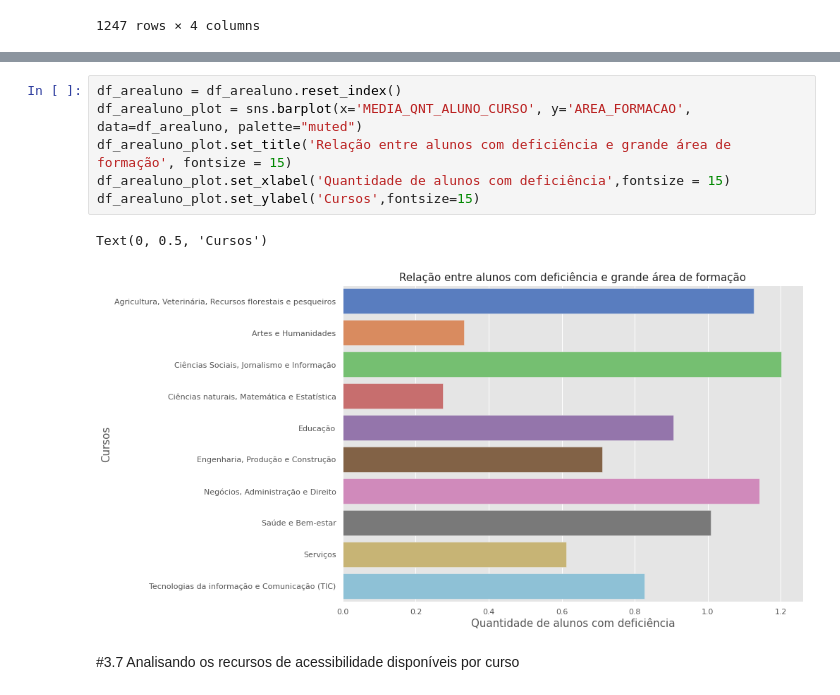
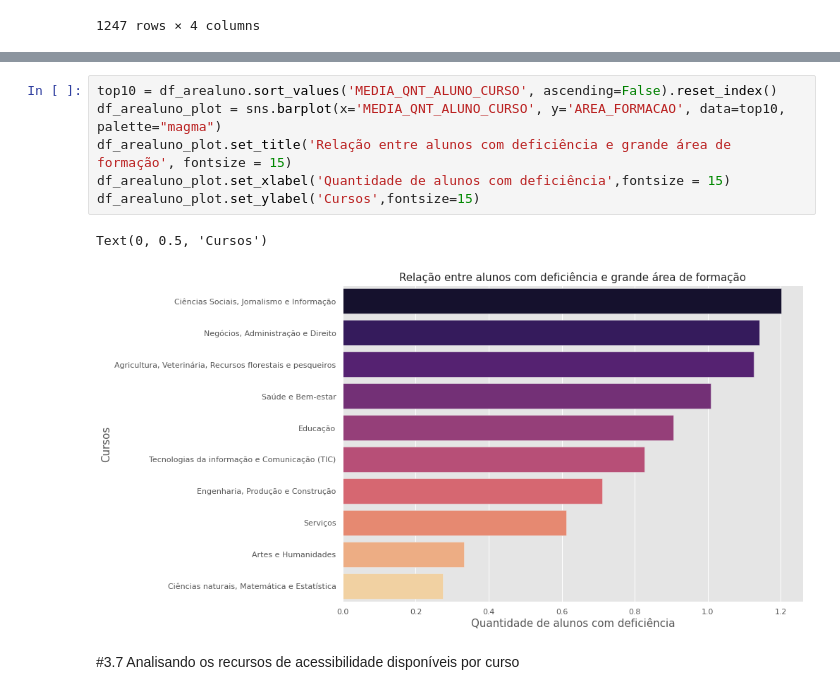
Before and after one commit to roxacarv/edulearn, a Jupyter notebook: Edulearn.ipynb, the cells around one changed output, grey strips where cells are left out. Drawn from its saved outputs; the diff is of its cells as text.

```diff
--- a/Edulearn.ipynb
+++ b/Edulearn.ipynb
@@ -1071,14 +1112,14 @@ See the caveats in the documentation: https://pandas.pydata.org/pandas-docs/stab
 | Serviços | 718 | 181046 | 30225 | 1172 | ... |
 | Tecnologias da informação e Comun... | 2370 | 389912 | 47292 | 2868 | ... |
 # %%
-df_arealuno = df_arealuno.reset_index()
-df_arealuno_plot = sns.barplot(x='MEDIA_QNT_ALUNO_CURSO', y='AREA_FORMACAO', data=df_arealuno, palette="muted")
+top10 = df_arealuno.sort_values('MEDIA_QNT_ALUNO_CURSO', ascending=False).reset_index()
+df_arealuno_plot = sns.barplot(x='MEDIA_QNT_ALUNO_CURSO', y='AREA_FORMACAO', data=top10, palette="magma")
 df_arealuno_plot.set_title('Relação entre alunos com deficiência e grande área de formação', fontsize = 15)
 df_arealuno_plot.set_xlabel('Quantidade de alunos com deficiência',fontsize = 15)
 df_arealuno_plot.set_ylabel('Cursos',fontsize=15)
 # %% [output]
 Text(0, 0.5, 'Cursos')
-[figure, old version]
+[figure, new version]
 # %% [markdown]
 #3.7 Analisando os recursos de acessibilidade disponíveis por curso
 # %%
```
Also changed, not shown: parts of 46 cells of this notebook.
